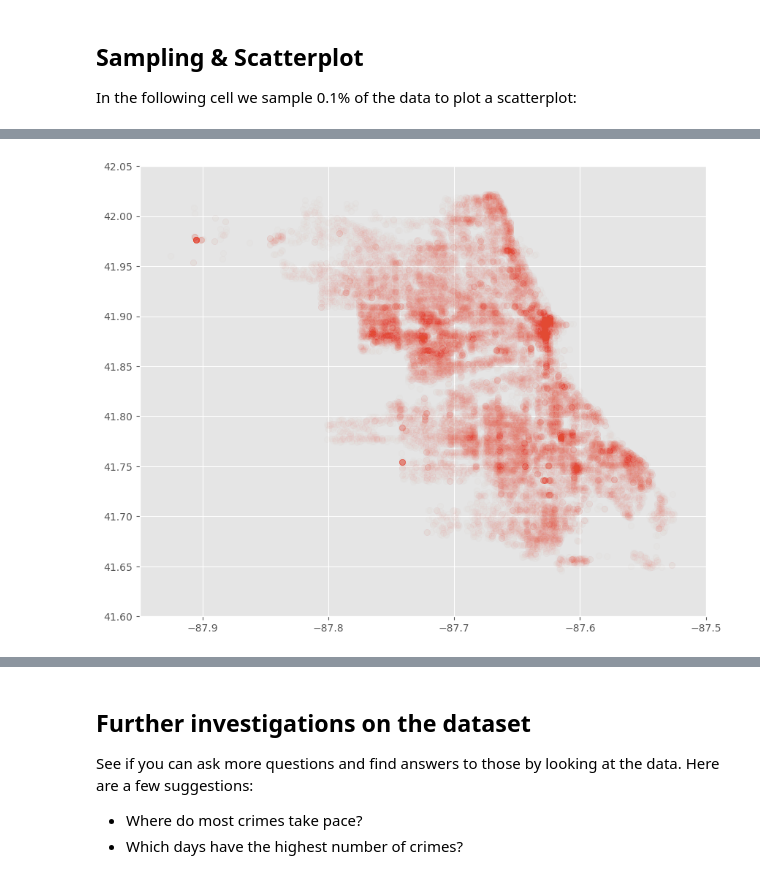
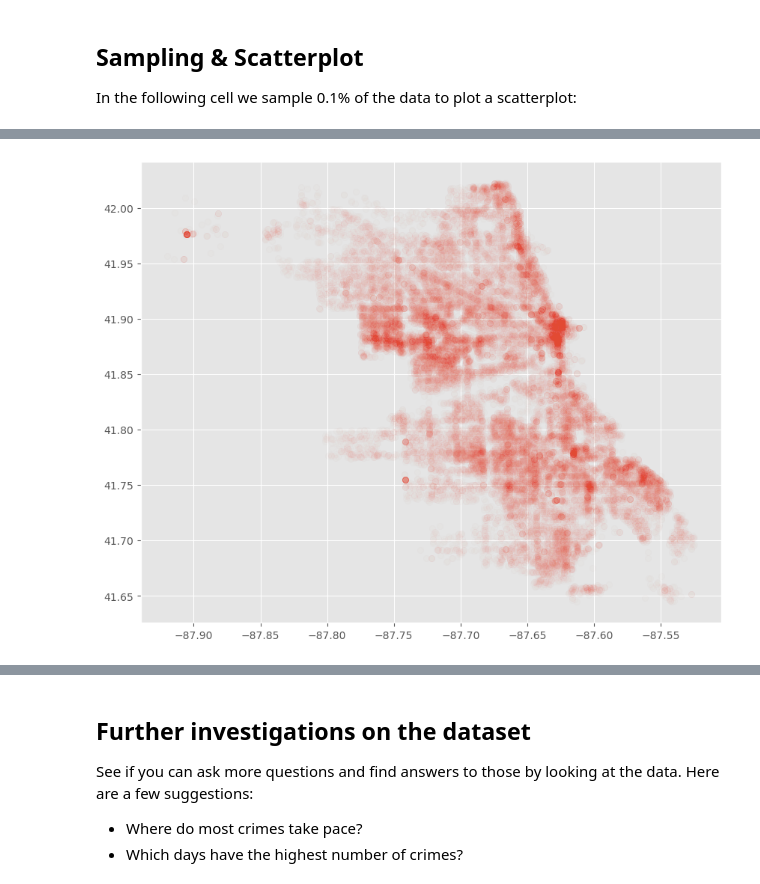
Before and after one commit to soltaniehha/Big-Data-Analytics-for-Business, a Jupyter notebook: 08-EDA-and-Data-Sources/01-EDA.ipynb, the cells around one changed output, grey strips where cells are left out. Cells and saved outputs as stored; diff of their text form; code cells hidden in the pictures.

```diff
--- a/08-EDA-and-Data-Sources/01-EDA.ipynb
+++ b/08-EDA-and-Data-Sources/01-EDA.ipynb
@@ -482,7 +478,7 @@ plt.title('Number of Crimes per Month');
 ## Sampling & Scatterplot
 In the following cell we sample 0.1% of the data to plot a scatterplot:
 # %%
-crimes_sample = crimes.sample(withReplacement = False, fraction = 0.005, seed = 42)
+crimes_sample = crimes.where("Lon > -90").where("Lat > 37").sample(withReplacement = False, fraction = 0.005, seed = 42)
 
 # Convert to Pandas
 py_crimes_sample = crimes_sample.toPandas()
@@ -498,9 +494,7 @@ py_crimes_sample.head()
 # %%
 plt.figure(figsize=(10,8))
-plt.scatter(py_crimes_sample['Lon'], py_crimes_sample['Lat'], alpha=0.01)
-plt.xlim(-87.95, -87.5)
-plt.ylim(41.6, 42.05);
+plt.scatter(py_crimes_sample['Lon'], py_crimes_sample['Lat'], alpha=0.01);
 # %% [output]
-[figure, old version]
+[figure, new version]
 # %% [markdown]
 <img src="https://github.com/soltaniehha/Big-Data-Analytics-for-Business/blob/master/figs/07-01-Chicago.png?raw=true" width="600" align="left"/>
```
Also changed, not shown: parts of 35 cells of this notebook.
